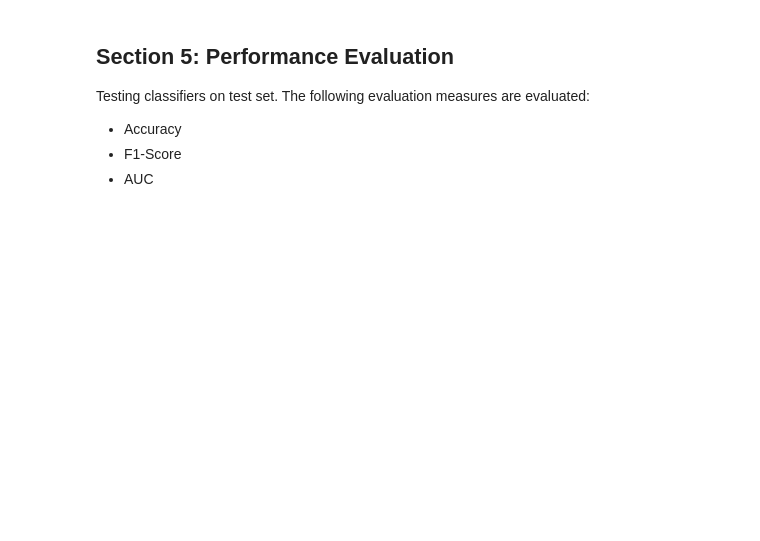
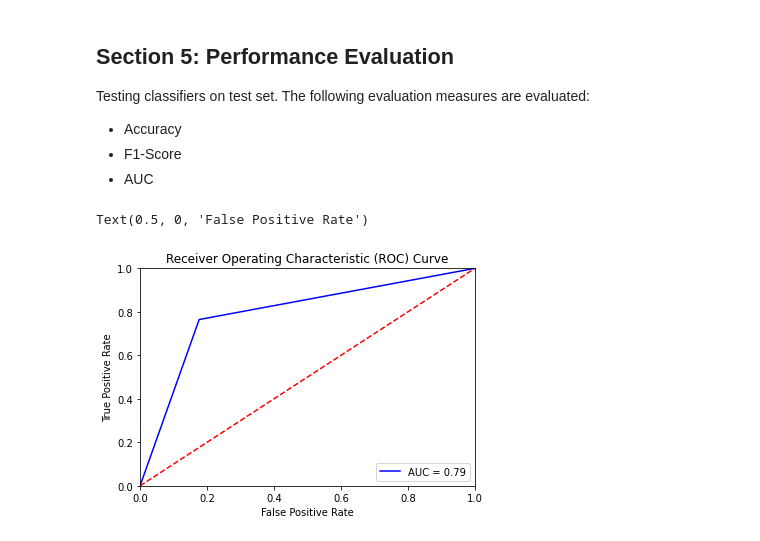
Before and after one commit to i-moes/TM10007_PROJECT, a Jupyter notebook: assignment.ipynb, the cells around one changed output. Drawn from its saved outputs; the diff is of its cells as text; code cells hidden in the pictures; blank space fills up the shorter version.

Commit message:
Start/Test ROC curve plot

```diff
--- a/assignment.ipynb
+++ b/assignment.ipynb
@@ -358,0 +366,32 @@ Testing classifiers on test set. The following evaluation measures are evaluated
+# %%
+# Metrics
+
+
+## ERROR: WORDT NU GEFIT OP X_TRAIN_TRANFORMED > Dit moet ik nog omschrijven ##
+y_test_bin = []
+for i in y_test:
+  if i == 'LGG':
+    i = 0
+    y_test_bin.append(i)
+  else:
+    i = 1
+    y_test_bin.append(i)
+
+steps = [('clf', DecisionTreeClassifier())]
+pipeline = Pipeline(steps)
+y_score = sklearn.model_selection.cross_val_predict(pipeline, x_test_transformed, y_test_bin, cv=kfold, method='predict_proba')
+fpr, tpr, thresholds = sklearn.metrics.roc_curve(y_test_bin, y_score[:, 1])
+roc_auc = metrics.auc(fpr, tpr)
+
+plt.figure()
+plt.title(f'Receiver Operating Characteristic (ROC) Curve')
+plt.plot(fpr, tpr, 'b', label='AUC = %0.2f' % roc_auc)
+plt.legend(loc='lower right')
+plt.plot([0, 1], [0, 1], 'r--')
+plt.xlim([0, 1])
+plt.ylim([0, 1])
+plt.ylabel('True Positive Rate')
+plt.xlabel('False Positive Rate')
+# %% [output]
+Text(0.5, 0, 'False Positive Rate')
+[figure, added]
```
Also changed, not shown: parts of 4 cells of this notebook.
